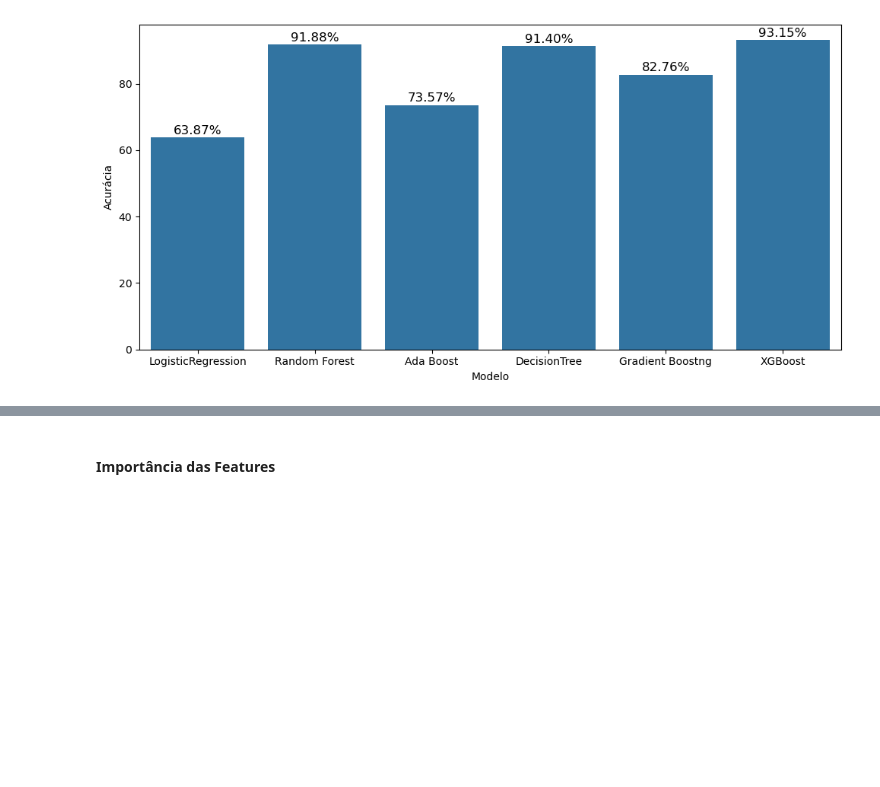
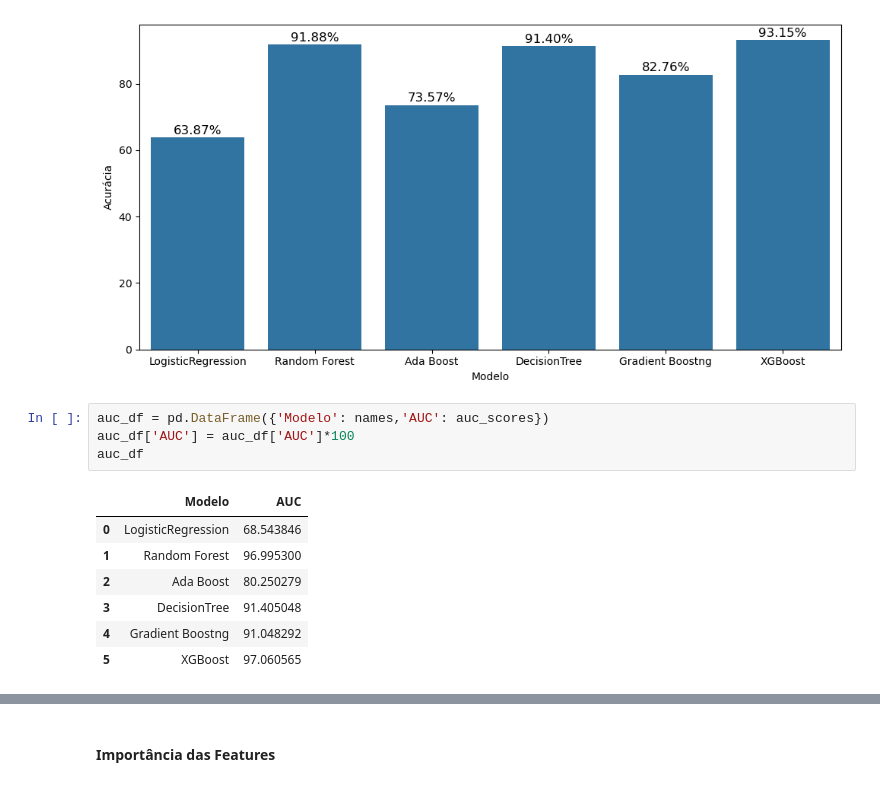
Before and after one commit to RodrigoD4v/Deteccao-de-Fraude-ML, a Jupyter notebook: notebooks/deteccao_fraudes_pagamentos.ipynb, the cells around one changed output, grey strips where cells are left out. Saved outputs shown, nothing was run; the diff lists cells and outputs as text; blank space fills up the shorter version.

```diff
--- a/notebooks/deteccao_fraudes_pagamentos.ipynb
+++ b/notebooks/deteccao_fraudes_pagamentos.ipynb
@@ -608,3 +607,15 @@ plt.tight_layout()
 plt.show()
 # %% [output]
 [figure]
+# %%
+auc_df = pd.DataFrame({'Modelo': names,'AUC': auc_scores})
+auc_df['AUC'] = auc_df['AUC']*100
+auc_df
+# %% [output]
+|  | Modelo | AUC |
+| 0 | LogisticRegression | 68.543846 |
+| 1 | Random Forest | 96.995300 |
+| 2 | Ada Boost | 80.250279 |
+| 3 | DecisionTree | 91.405048 |
+| 4 | Gradient Boostng | 91.048292 |
+| 5 | XGBoost | 97.060565 |
```
Also changed, not shown: parts of 3 cells of this notebook, 2 other files.
